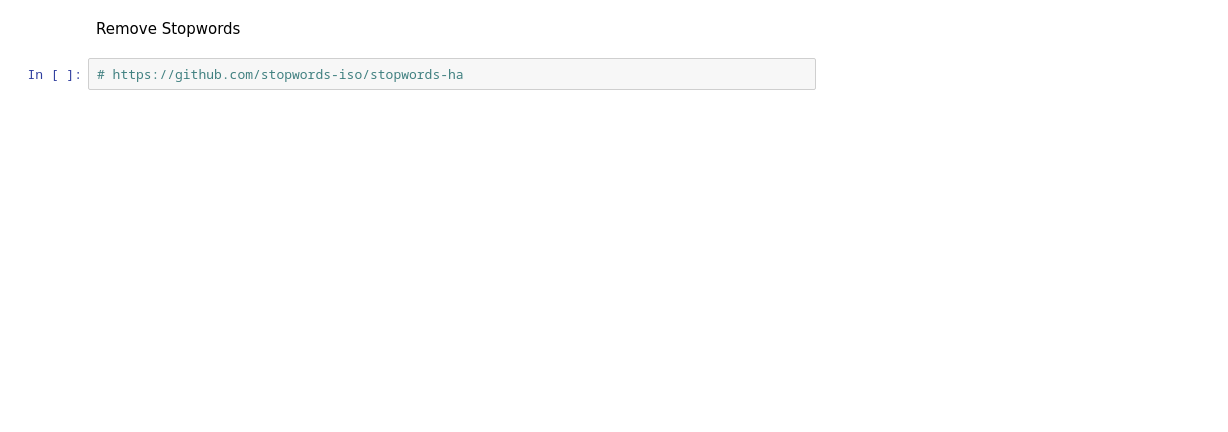
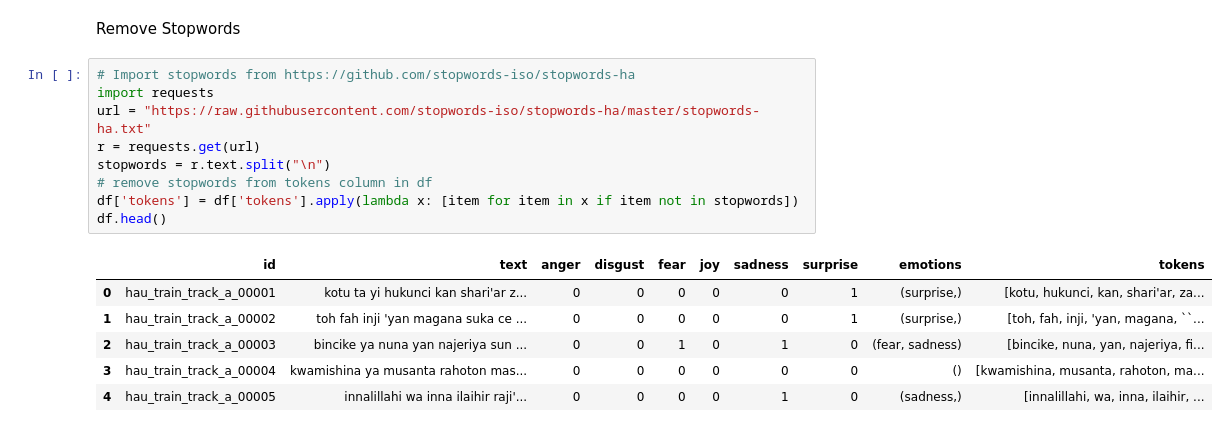
Before and after one commit to u21598012/COS-760-EA, a Jupyter notebook: preprocessor.ipynb, the cells around one changed output. Saved outputs shown, nothing was run; the diff lists cells and outputs as text; blank space fills up the shorter version.

```diff
--- a/preprocessor.ipynb
+++ b/preprocessor.ipynb
@@ -9,5 +73,19 @@ Tokeinze
 # %% [markdown]
 Remove Stopwords
-# %%
-# https://github.com/stopwords-iso/stopwords-ha
+# %%
+# Import stopwords from https://github.com/stopwords-iso/stopwords-ha
+import requests
+url = "https://raw.githubusercontent.com/stopwords-iso/stopwords-ha/master/stopwords-ha.txt"
+r = requests.get(url)
+stopwords = r.text.split("\n")
+# remove stopwords from tokens column in df
+df['tokens'] = df['tokens'].apply(lambda x: [item for item in x if item not in stopwords])
+df.head()
+# %% [output]
+|  | id | text | anger | disgust | fear | joy | sadness | surprise | emotions | tokens |
+| 0 | hau_train_track_a_00001 | kotu ta yi hukunci kan shari'ar z... | 0 | 0 | 0 | 0 | 0 | 1 | (surprise,) | [kotu, hukunci, kan, shari'ar, za... |
+| 1 | hau_train_track_a_00002 | toh fah inji 'yan magana suka ce ... | 0 | 0 | 0 | 0 | 0 | 1 | (surprise,) | [toh, fah, inji, 'yan, magana, ``... |
+| 2 | hau_train_track_a_00003 | bincike ya nuna yan najeriya sun ... | 0 | 0 | 1 | 0 | 1 | 0 | (fear, sadness) | [bincike, nuna, yan, najeriya, fi... |
+| 3 | hau_train_track_a_00004 | kwamishina ya musanta rahoton mas... | 0 | 0 | 0 | 0 | 0 | 0 | () | [kwamishina, musanta, rahoton, ma... |
+| 4 | hau_train_track_a_00005 | innalillahi wa inna ilaihir raji'... | 0 | 0 | 0 | 0 | 1 | 0 | (sadness,) | [innalillahi, wa, inna, ilaihir, ... |
 # %% [markdown]
```
Also changed, not shown: parts of 11 cells of this notebook.
